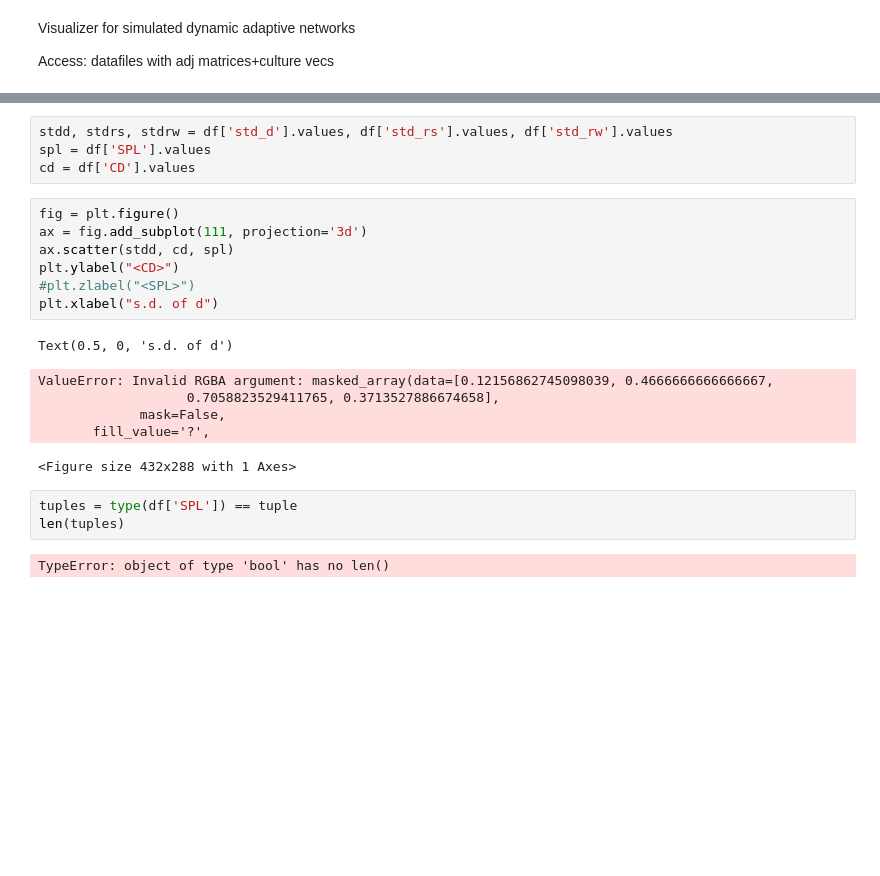
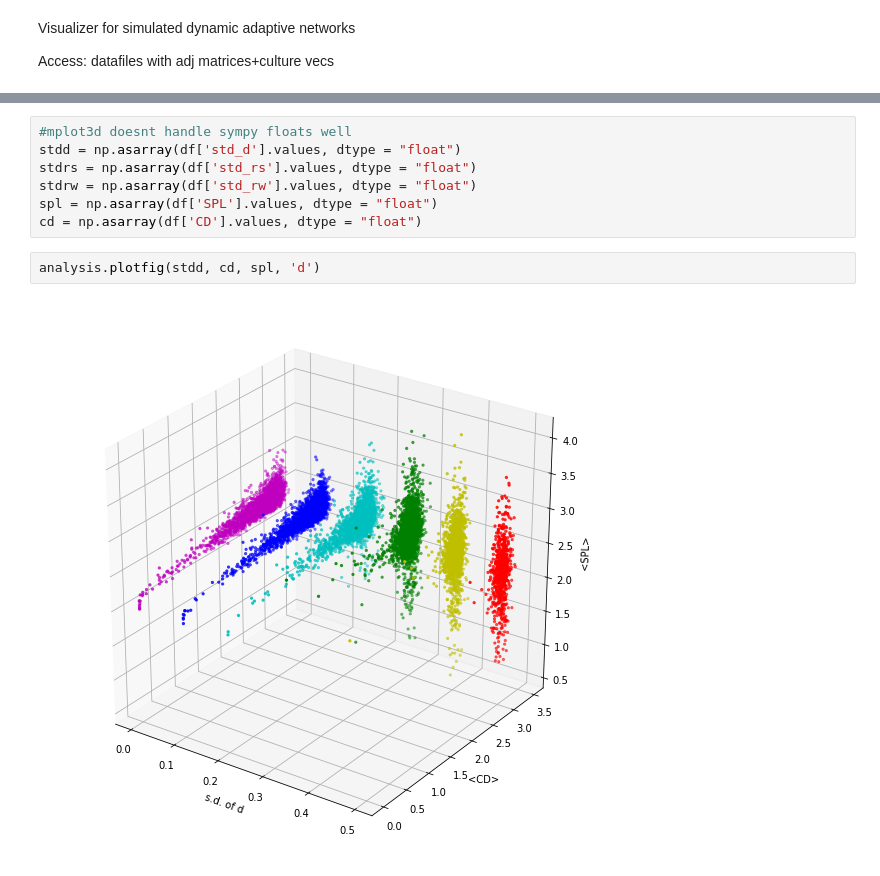
Before and after one commit to dkimpara/DiverseNode, a Jupyter notebook: visualize.ipynb, the cells around one changed output, grey strips where cells are left out. Saved outputs shown, nothing was run; the diff lists cells and outputs as text; blank space fills up the shorter version.

```diff
--- a/visualize.ipynb
+++ b/visualize.ipynb
@@ -44,23 +43,11 @@ print(df.shape, df_full.shape)
 # %%
-stdd, stdrs, stdrw = df['std_d'].values, df['std_rs'].values, df['std_rw'].values
-spl = df['SPL'].values
-cd = df['CD'].values
+#mplot3d doesnt handle sympy floats well
+stdd = np.asarray(df['std_d'].values, dtype = "float")
+stdrs = np.asarray(df['std_rs'].values, dtype = "float")
+stdrw = np.asarray(df['std_rw'].values, dtype = "float")
+spl = np.asarray(df['SPL'].values, dtype = "float")
+cd = np.asarray(df['CD'].values, dtype = "float")
-# %%
-fig = plt.figure()
-ax = fig.add_subplot(111, projection='3d')
-ax.scatter(stdd, cd, spl)
-plt.ylabel("<CD>")
-#plt.zlabel("<SPL>")
-plt.xlabel("s.d. of d")
-# %% [output]
-Text(0.5, 0, 's.d. of d')
-ValueError: Invalid RGBA argument: masked_array(data=[0.12156862745098039, 0.4666666666666667,
-                   0.7058823529411765, 0.3713527886674658],
-             mask=False,
-       fill_value='?',
-<Figure size 432x288 with 1 Axes>
-# %%
-tuples = type(df['SPL']) == tuple
-len(tuples)
-# %% [output]
-TypeError: object of type 'bool' has no len()
+# %%
+analysis.plotfig(stdd, cd, spl, 'd')
+# %% [output]
+[figure, added]
```
Also changed, not shown: parts of 5 cells of this notebook, 4 other files.
